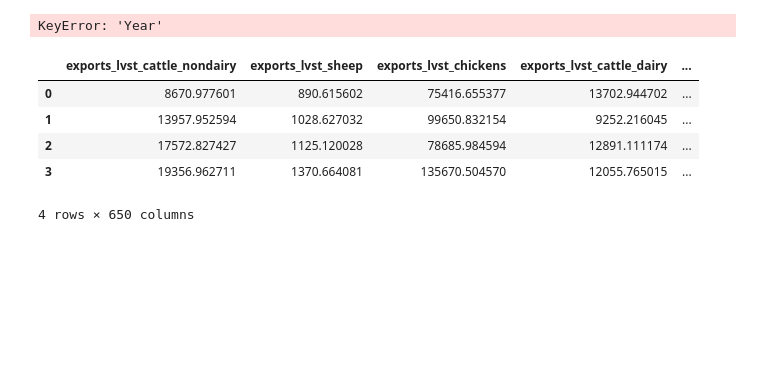
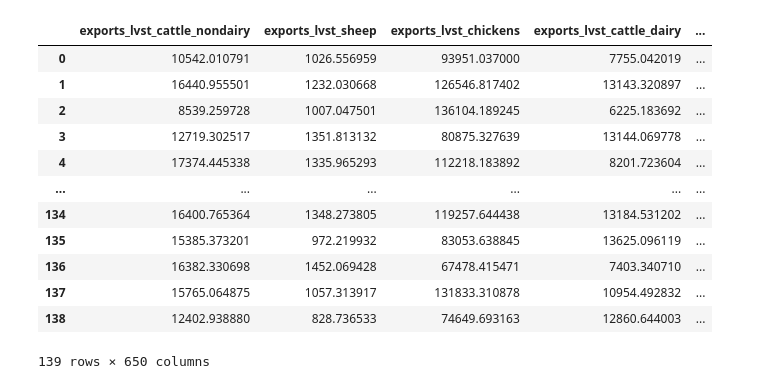
Before and after one commit to JuanRobledo12/sensitivity_analysis, a Jupyter notebook: main.ipynb, the cells around one changed output. Drawn from its saved outputs; the diff is of its cells as text; code cells hidden in the pictures; blank space fills up the shorter version.

```diff
--- a/main.ipynb
+++ b/main.ipynb
@@ -16,15 +5,19 @@ df.head()
-# %%
-df['Year']
-# %% [output]
-KeyError: 'Year'
 # %%
-generate_data = GenerateSensibilityAnalysisData(experiment_data_path='experiment_data')
+generate_data = GenerateSensitivityAnalysisData(experiment_data_path='experiment_data', time_period=7)
-# %%
-generate_data.create_CSVs_for_sensibility_analysis()
-# %% [output]
-|  | exports_lvst_cattle_nondairy | exports_lvst_sheep | exports_lvst_chickens | exports_lvst_cattle_dairy | ... |
-| 0 | 8670.977601 | 890.615602 | 75416.655377 | 13702.944702 | ... |
-| 1 | 13957.952594 | 1028.627032 | 99650.832154 | 9252.216045 | ... |
-| 2 | 17572.827427 | 1125.120028 | 78685.984594 | 12891.111174 | ... |
-| 3 | 19356.962711 | 1370.664081 | 135670.504570 | 12055.765015 | ... |
-4 rows × 650 columns
+# %%
+df = generate_data.create_CSVs_for_sensitivity_analysis()
+df
+# %% [output]
+|  | exports_lvst_cattle_nondairy | exports_lvst_sheep | exports_lvst_chickens | exports_lvst_cattle_dairy | ... |
+| 0 | 10542.010791 | 1026.556959 | 93951.037000 | 7755.042019 | ... |
+| 1 | 16440.955501 | 1232.030668 | 126546.817402 | 13143.320897 | ... |
+| 2 | 8539.259728 | 1007.047501 | 136104.189245 | 6225.183692 | ... |
+| 3 | 12719.302517 | 1351.813132 | 80875.327639 | 13144.069778 | ... |
+| 4 | 17374.445338 | 1335.965293 | 112218.183892 | 8201.723604 | ... |
+| ... | ... | ... | ... | ... | ... |
+| 134 | 16400.765364 | 1348.273805 | 119257.644438 | 13184.531202 | ... |
+| 135 | 15385.373201 | 972.219932 | 83053.638845 | 13625.096119 | ... |
+| 136 | 16382.330698 | 1452.069428 | 67478.415471 | 7403.340710 | ... |
+| 137 | 15765.064875 | 1057.313917 | 131833.310878 | 10954.492832 | ... |
+| 138 | 12402.938880 | 828.736533 | 74649.693163 | 12860.644003 | ... |
+139 rows × 650 columns
```
Also changed, not shown: parts of 9 cells of this notebook, 11 other files.
